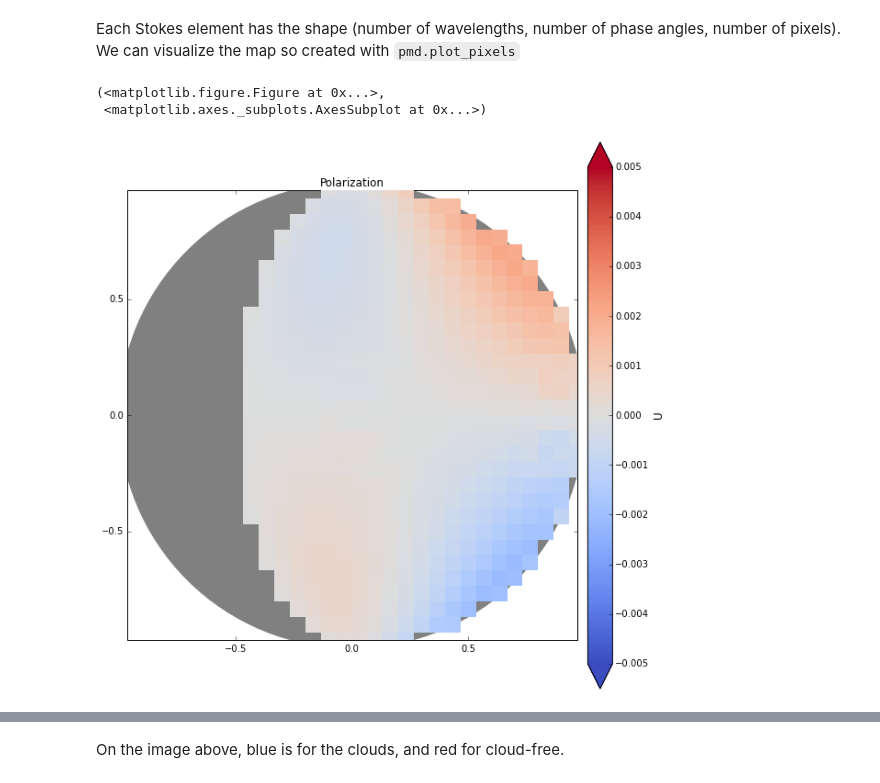
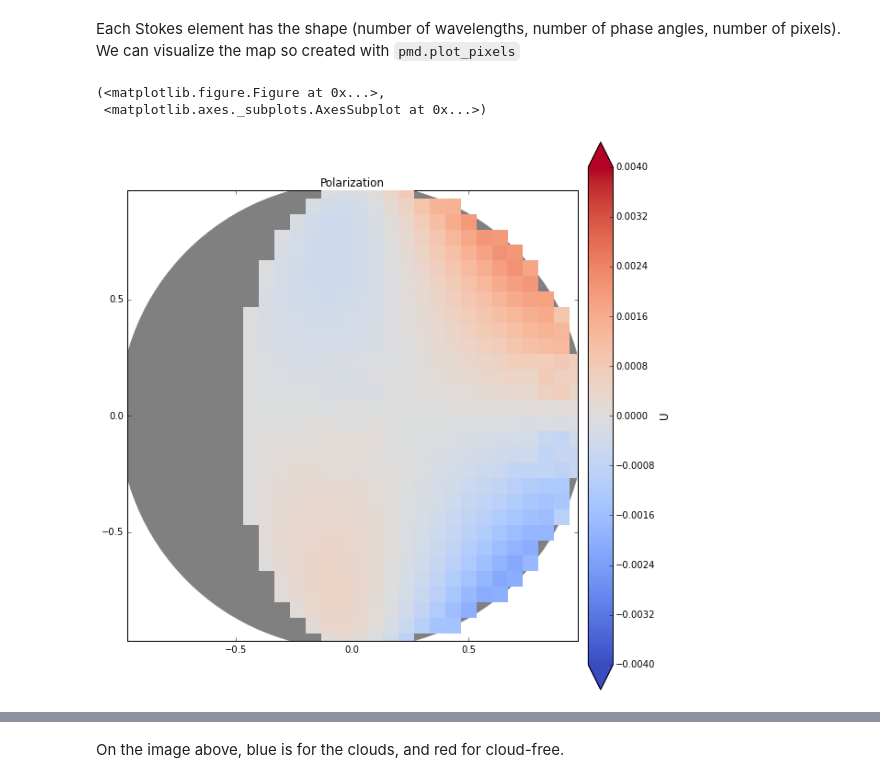
Before and after one commit to gouravmahapatra/pymiedap, a Jupyter notebook: pymiedap_tutorial.ipynb, the cells around one changed output, grey strips where cells are left out. Saved outputs shown, nothing was run; the diff lists cells and outputs as text; code cells hidden in the pictures.

```diff
--- a/pymiedap_tutorial.ipynb
+++ b/pymiedap_tutorial.ipynb
@@ -605,8 +595,8 @@ model.I.shape
 Each Stokes element has the shape (number of wavelengths, number of phase angles, number of pixels).
 We can visualize the map so created with `pmd.plot_pixels`
 # %%
-pmd.plot_pixels(model, stokes='U', iter_idx=4, vmin=-0.005, vmax=0.005, cmap='coolwarm') #CHANGE ITER IDX TO PHASE IDX
+pmd.plot_pixels(model, stokes='U', phase_idx=4, vmin=-0.004, vmax=0.004, cmap='coolwarm')
 # %% [output]
 (<matplotlib.figure.Figure at 0x...>,
  <matplotlib.axes._subplots.AxesSubplot at 0x...>)
-[figure, old version]
+[figure, new version]
```
Also changed, not shown: parts of 37 cells of this notebook.
